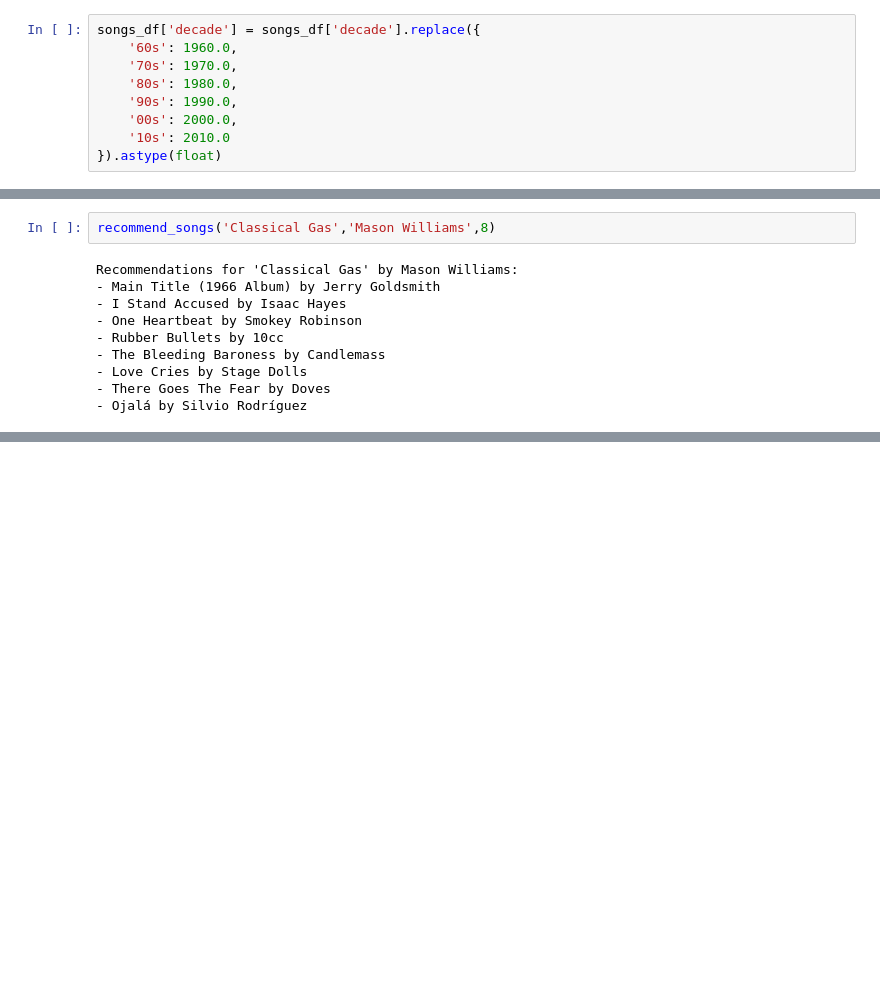
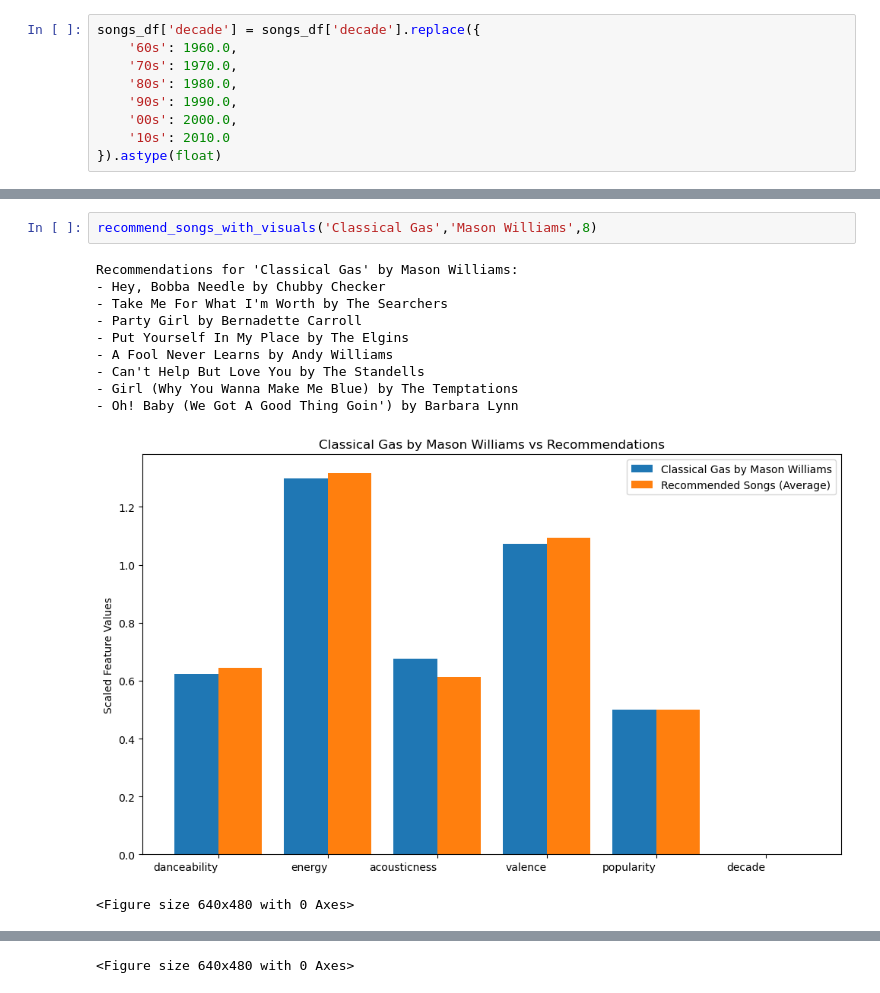
Before and after one commit to mftobin/Project4-stl, a Jupyter notebook: Mauras_notebook.ipynb, the cells around one changed output, grey strips where cells are left out. Saved outputs shown, nothing was run; the diff lists cells and outputs as text; blank space fills up the shorter version.

```diff
--- a/Mauras_notebook.ipynb
+++ b/Mauras_notebook.ipynb
@@ -150,12 +280,14 @@ Recommendations for 'Your Body Is A Wonderland' by John Mayer:
 # %%
-recommend_songs('Classical Gas','Mason Williams',8)
+recommend_songs_with_visuals('Classical Gas','Mason Williams',8)
 # %% [output]
 Recommendations for 'Classical Gas' by Mason Williams:
-- Main Title (1966 Album) by Jerry Goldsmith
-- I Stand Accused by Isaac Hayes
-- One Heartbeat by Smokey Robinson
-- Rubber Bullets by 10cc
-- The Bleeding Baroness by Candlemass
-- Love Cries by Stage Dolls
-- There Goes The Fear by Doves
-- Ojalá by Silvio Rodríguez
+- Hey, Bobba Needle by Chubby Checker
+- Take Me For What I'm Worth by The Searchers
+- Party Girl by Bernadette Carroll
+- Put Yourself In My Place by The Elgins
+- A Fool Never Learns by Andy Williams
+- Can't Help But Love You by The Standells
+- Girl (Why You Wanna Make Me Blue) by The Temptations
+- Oh! Baby (We Got A Good Thing Goin') by Barbara Lynn
+[figure, added]
+<Figure size 640x480 with 0 Axes>
@@ -162 +295,2 @@ Recommendations for 'Classical Gas' by Mason Williams:
+<Figure size 640x480 with 0 Axes>
 # %%
```
Also changed, not shown: parts of 28 cells of this notebook, 3 other files.
